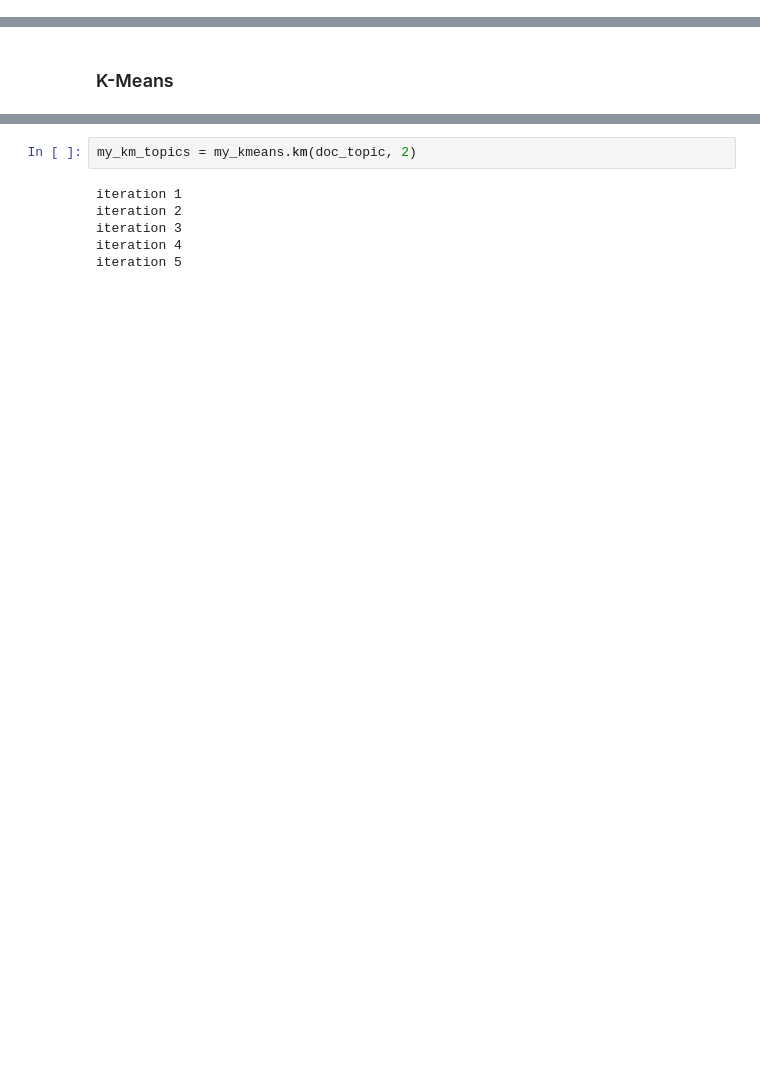
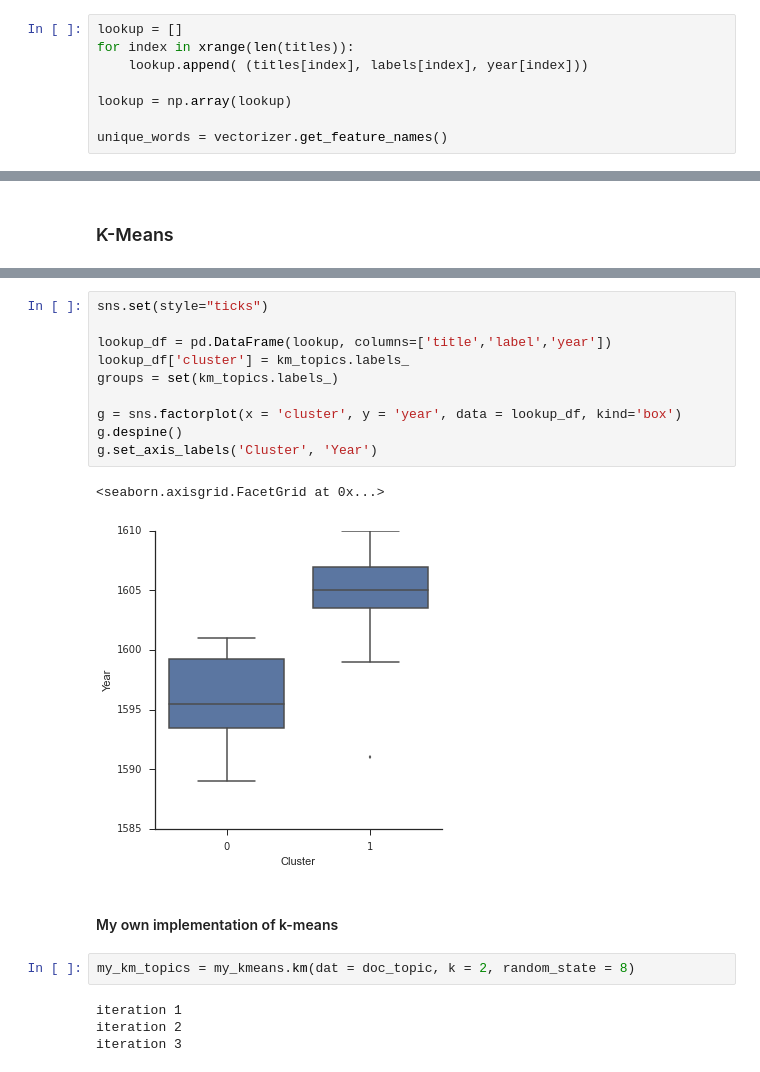
Before and after one commit to sereprz/ShakespeareTextAnalysis, a Jupyter notebook: Shakespeare Text Analysis.ipynb, the cells around one changed output, grey strips where cells are left out. Cells and saved outputs as stored; diff of their text form; blank space fills up the shorter version.

```diff
--- a/Shakespeare Text Analysis.ipynb
+++ b/Shakespeare Text Analysis.ipynb
@@ -116,0 +118,8 @@ num_of_topics = 10
+# %%
+lookup = []
+for index in xrange(len(titles)):
+    lookup.append( (titles[index], labels[index], year[index]))
+
+lookup = np.array(lookup)
+
+unique_words = vectorizer.get_feature_names()
@@ -207,12 +235,25 @@ array([['twelfthnight', 'comedy'],
       dtype='|S21')
+# %%
+sns.set(style="ticks")
+
+lookup_df = pd.DataFrame(lookup, columns=['title','label','year'])
+lookup_df['cluster'] = km_topics.labels_
+groups = set(km_topics.labels_)
+
+g = sns.factorplot(x = 'cluster', y = 'year', data = lookup_df, kind='box')
+g.despine()
+g.set_axis_labels('Cluster', 'Year')
+# %% [output]
+<seaborn.axisgrid.FacetGrid at 0x...>
+[figure, added]
+# %% [markdown]
+#### My own implementation of k-means
 # %%
-my_km_topics = my_kmeans.km(doc_topic, 2)
+my_km_topics = my_kmeans.km(dat = doc_topic, k = 2, random_state = 8)
 # %% [output]
 iteration 1
 iteration 2
 iteration 3
-iteration 4
-iteration 5
 # %%
 lookup[my_km_topics == 0]
 # %% [output]
```
Also changed, not shown: parts of 19 cells of this notebook, 11 other files.
